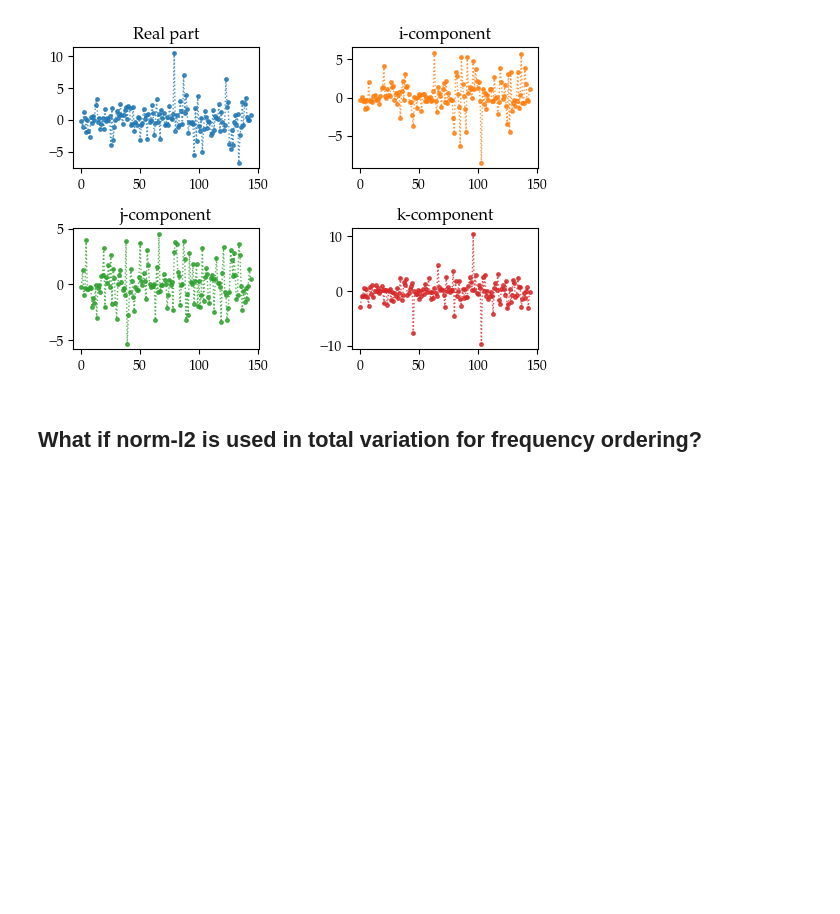
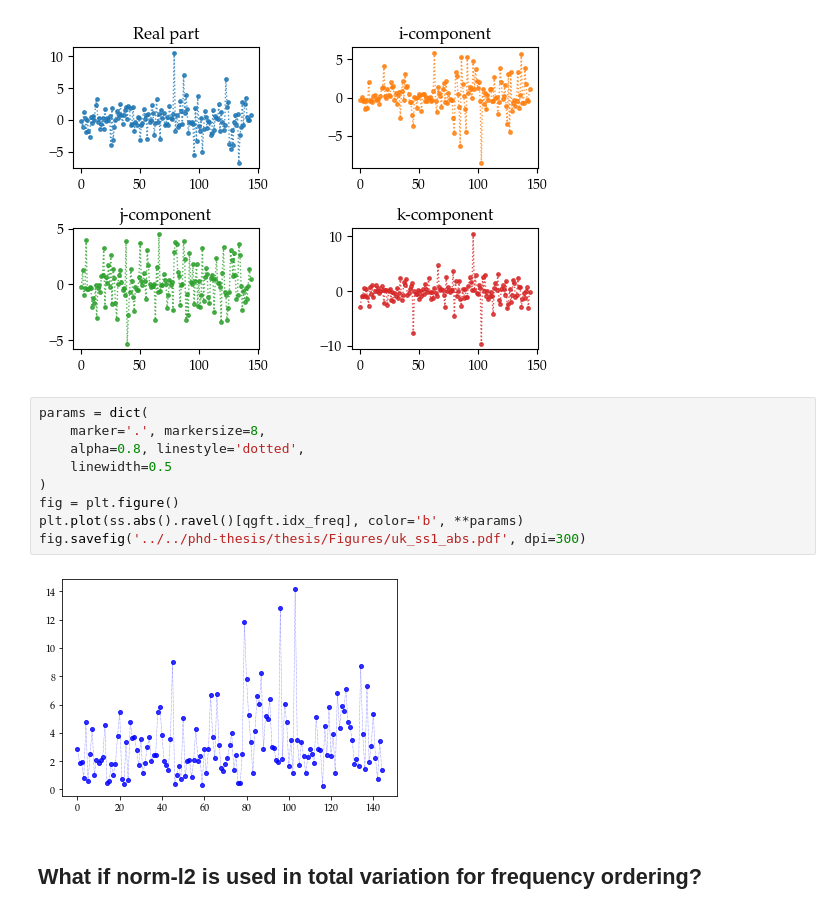
Before and after one commit to gboaviagem/gspx, a Jupyter notebook: notebooks/spectral_analysis.ipynb, the cells around one changed output. Saved outputs shown, nothing was run; the diff lists cells and outputs as text; blank space fills up the shorter version.

```diff
--- a/notebooks/spectral_analysis.ipynb
+++ b/notebooks/spectral_analysis.ipynb
@@ -84,6 +85,17 @@ fig = QuaternionSignal.show(ss, ordering=qgft.idx_freq)
 fig.savefig('../../phd-thesis/thesis/Figures/uk_qgsp_spectrumsig_norm1.pdf', dpi=300)
 # %% [output]
 [figure]
+# %%
+params = dict(
+    marker='.', markersize=8,
+    alpha=0.8, linestyle='dotted',
+    linewidth=0.5
+)
+fig = plt.figure()
+plt.plot(ss.abs().ravel()[qgft.idx_freq], color='b', **params)
+fig.savefig('../../phd-thesis/thesis/Figures/uk_ss1_abs.pdf', dpi=300)
+# %% [output]
+[figure, added]
 # %% [markdown]
 ## What if norm-l2 is used in total variation for frequency ordering?
 # %%
```
Also changed, not shown: parts of 3 cells of this notebook, 2 other files.
